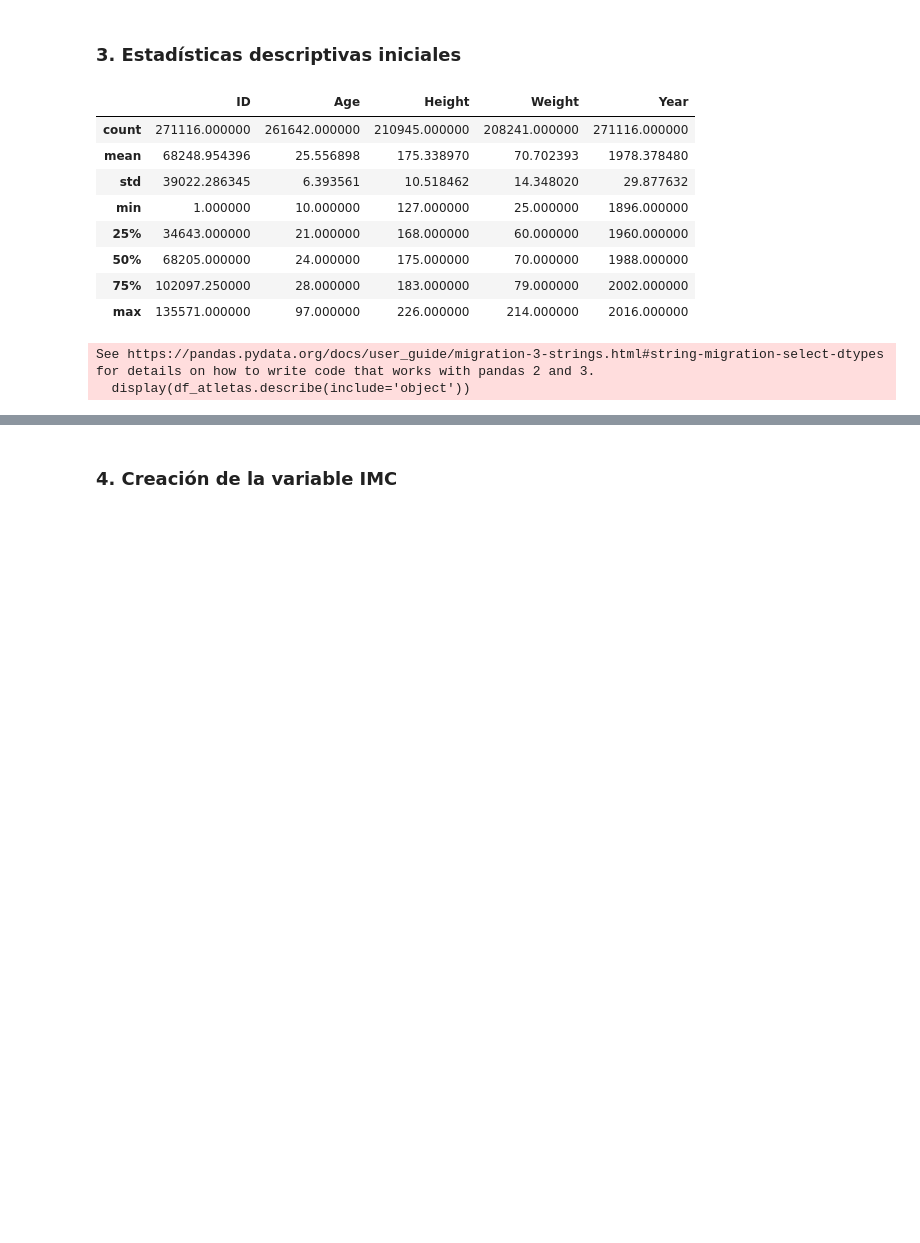
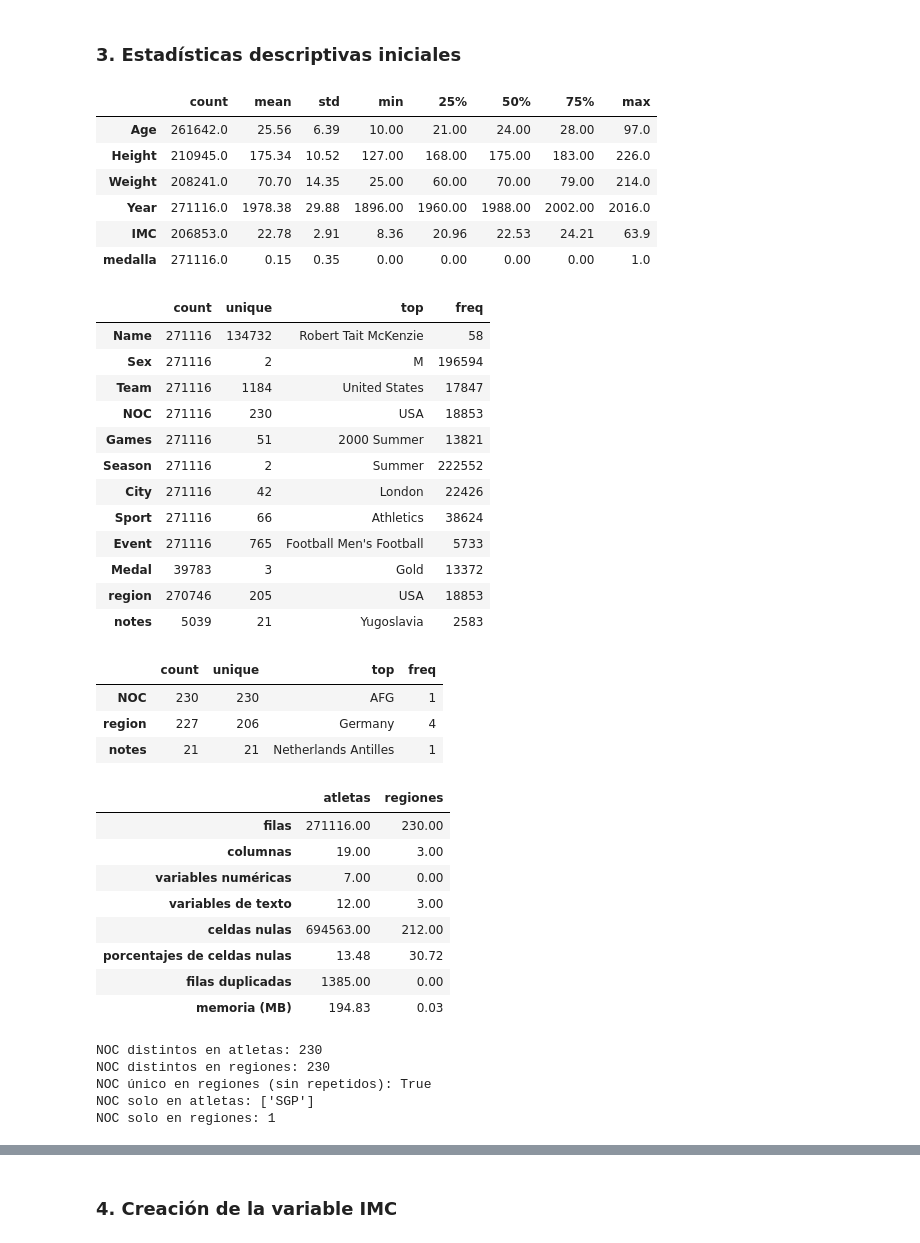
Before and after one commit to JulianaMejia20/taller-pandas-olimpiadas-grupo, a Jupyter notebook: notebooks/01_limpieza_y_variables.ipynb, the cells around one changed output, grey strips where cells are left out. Drawn from its saved outputs; the diff is of its cells as text; code cells hidden in the pictures; blank space fills up the shorter version.

Commit message:
Agrega estadísticas descriptivas y comparación de dataframes (punto 3)

```diff
--- a/notebooks/01_limpieza_y_variables.ipynb
+++ b/notebooks/01_limpieza_y_variables.ipynb
@@ -95,17 +95,67 @@ Catálogo auxiliar que relaciona los códigos olímpicos con sus países o terri
 # %% [markdown]
 ### 3. Estadísticas descriptivas iniciales
 # %%
-display(df_atletas.describe())
-display(df_atletas.describe(include='object'))
+display(df_atletas.describe().drop(columns='ID').round(2).T)
+display(df_atletas.describe(include='str').T)
+display(df_regiones.describe(include='all').T)
+
+def resumen(df):
+    n_num = len(df.select_dtypes('number').columns)
+    return pd.Series({
+        'filas': len(df),
+        'columnas': df.shape[1],
+        'variables numéricas': n_num,
+        'variables de texto': df.shape[1] - n_num,
+        'celdas nulas': int(df.isna().sum().sum()),
+        'porcentajes de celdas nulas': round(df.isna().sum().sum() / df.size * 100, 2),
+        'filas duplicadas': int(df.duplicated().sum()),
+        'memoria (MB)': round(df.memory_usage(deep=True).sum() / 1e6, 2),
+    })
+
+display(pd.DataFrame({'atletas': resumen(df_atletas), 'regiones': resumen(df_regiones)}))
+
+noc_a, noc_r = set(df_atletas['NOC']), set(df_regiones['NOC'])
+print("NOC distintos en atletas:", len(noc_a))
+print("NOC distintos en regiones:", len(noc_r))
+print("NOC único en regiones (sin repetidos):", df_regiones['NOC'].is_unique)
+print("NOC solo en atletas:", sorted(noc_a - noc_r))
+print("NOC solo en regiones:", len(noc_r - noc_a))
 # %% [output]
-|  | ID | Age | Height | Weight | Year |
-| count | 271116.000000 | 261642.000000 | 210945.000000 | 208241.000000 | 271116.000000 |
-| mean | 68248.954396 | 25.556898 | 175.338970 | 70.702393 | 1978.378480 |
-| std | 39022.286345 | 6.393561 | 10.518462 | 14.348020 | 29.877632 |
-| min | 1.000000 | 10.000000 | 127.000000 | 25.000000 | 1896.000000 |
-| 25% | 34643.000000 | 21.000000 | 168.000000 | 60.000000 | 1960.000000 |
-| 50% | 68205.000000 | 24.000000 | 175.000000 | 70.000000 | 1988.000000 |
-| 75% | 102097.250000 | 28.000000 | 183.000000 | 79.000000 | 2002.000000 |
-| max | 135571.000000 | 97.000000 | 226.000000 | 214.000000 | 2016.000000 |
+|  | count | mean | std | min | 25% | 50% | 75% | max |
+| Age | 261642.0 | 25.56 | 6.39 | 10.00 | 21.00 | 24.00 | 28.00 | 97.0 |
+| Height | 210945.0 | 175.34 | 10.52 | 127.00 | 168.00 | 175.00 | 183.00 | 226.0 |
+| Weight | 208241.0 | 70.70 | 14.35 | 25.00 | 60.00 | 70.00 | 79.00 | 214.0 |
+| Year | 271116.0 | 1978.38 | 29.88 | 1896.00 | 1960.00 | 1988.00 | 2002.00 | 2016.0 |
+| IMC | 206853.0 | 22.78 | 2.91 | 8.36 | 20.96 | 22.53 | 24.21 | 63.9 |
+| medalla | 271116.0 | 0.15 | 0.35 | 0.00 | 0.00 | 0.00 | 0.00 | 1.0 |
+|  | count | unique | top | freq |
+| Name | 271116 | 134732 | Robert Tait McKenzie | 58 |
+| Sex | 271116 | 2 | M | 196594 |
+| Team | 271116 | 1184 | United States | 17847 |
+| NOC | 271116 | 230 | USA | 18853 |
+| Games | 271116 | 51 | 2000 Summer | 13821 |
+| Season | 271116 | 2 | Summer | 222552 |
+| City | 271116 | 42 | London | 22426 |
+| Sport | 271116 | 66 | Athletics | 38624 |
+| Event | 271116 | 765 | Football Men's Football | 5733 |
+| Medal | 39783 | 3 | Gold | 13372 |
+| region | 270746 | 205 | USA | 18853 |
+| notes | 5039 | 21 | Yugoslavia | 2583 |
+|  | count | unique | top | freq |
+| NOC | 230 | 230 | AFG | 1 |
+| region | 227 | 206 | Germany | 4 |
+| notes | 21 | 21 | Netherlands Antilles | 1 |
+|  | atletas | regiones |
+| filas | 271116.00 | 230.00 |
+| columnas | 19.00 | 3.00 |
+| variables numéricas | 7.00 | 0.00 |
+| variables de texto | 12.00 | 3.00 |
+| celdas nulas | 694563.00 | 212.00 |
+| porcentajes de celdas nulas | 13.48 | 30.72 |
+| filas duplicadas | 1385.00 | 0.00 |
+| memoria (MB) | 194.83 | 0.03 |
-See https://pandas.pydata.org/docs/user_guide/migration-3-strings.html#string-migration-select-dtypes for details on how to write code that works with pandas 2 and 3.
-  display(df_atletas.describe(include='object'))
+NOC distintos en atletas: 230
+NOC distintos en regiones: 230
+NOC único en regiones (sin repetidos): True
+NOC solo en atletas: ['SGP']
+NOC solo en regiones: 1
```
Also changed, not shown: parts of 1 cell of this notebook.
